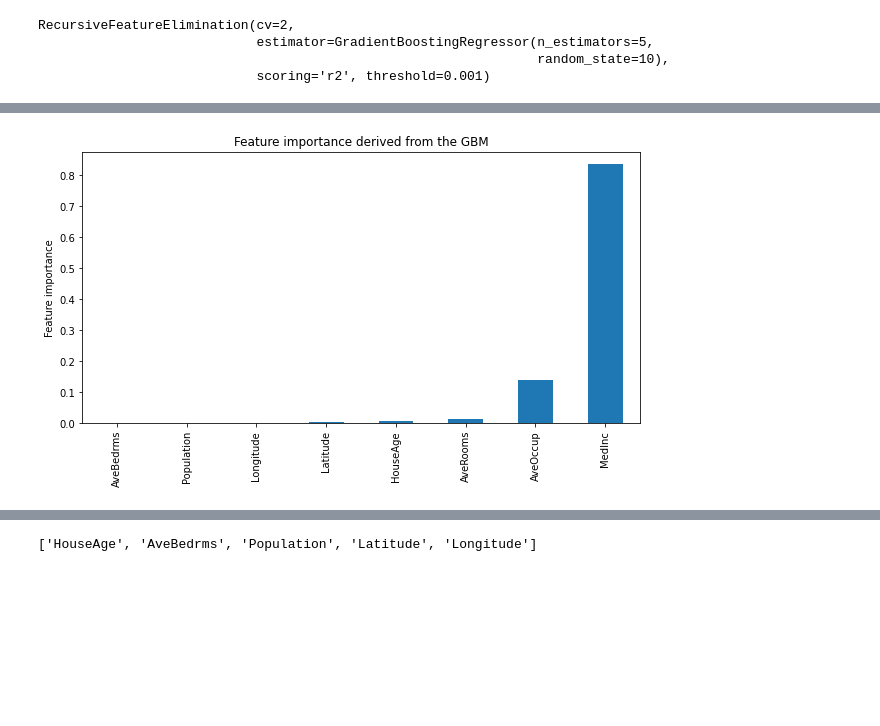
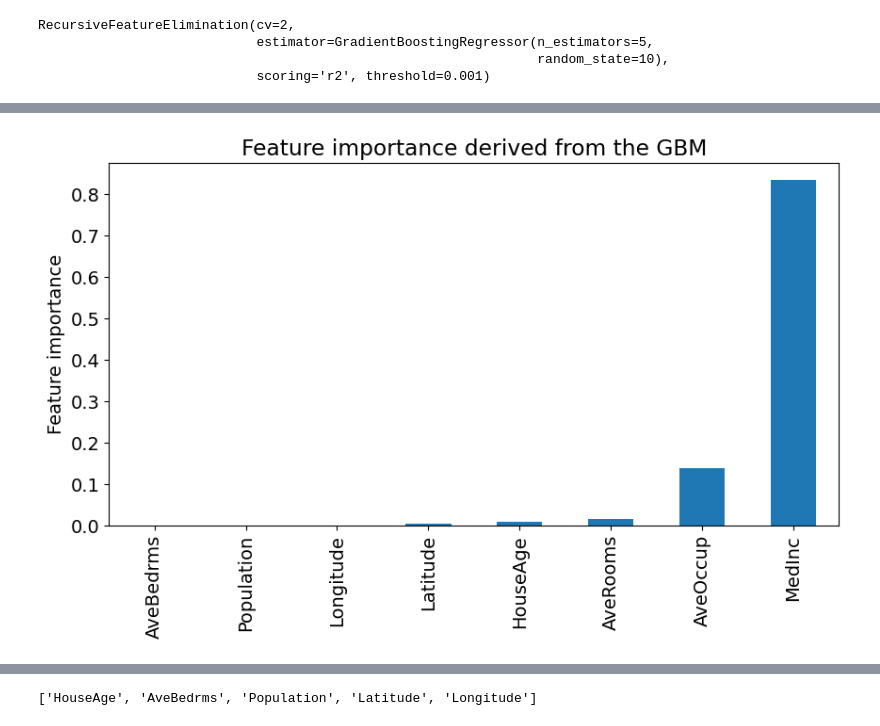
Before and after one commit to solegalli/feature-selection-in-machine-learning-book, a Jupyter notebook: 08-Other-methods/02-Recursive-feature-elimination.ipynb, the cells around one changed output, grey strips where cells are left out. Cells and saved outputs as stored; diff of their text form; code cells hidden in the pictures; blank space fills up the shorter version.

```diff
--- a/08-Other-methods/02-Recursive-feature-elimination.ipynb
+++ b/08-Other-methods/02-Recursive-feature-elimination.ipynb
@@ -50,12 +52,14 @@ sel.initial_model_performance_
 # %%
 # Feature importance derived from initial model
+plt.figure()
+plt.rcParams.update({'font.size': 14})
 
 sel.feature_importances_.plot.bar(figsize=(10, 5))
 plt.ylabel('Feature importance')
 plt.title('Feature importance derived from the GBM')
 plt.show()
 # %% [output]
-[figure, old version]
+[figure, new version]
 # %%
 # Changes in performance after removing each feature
 
```
Also changed, not shown: parts of 5 cells of this notebook, 28 other files.
